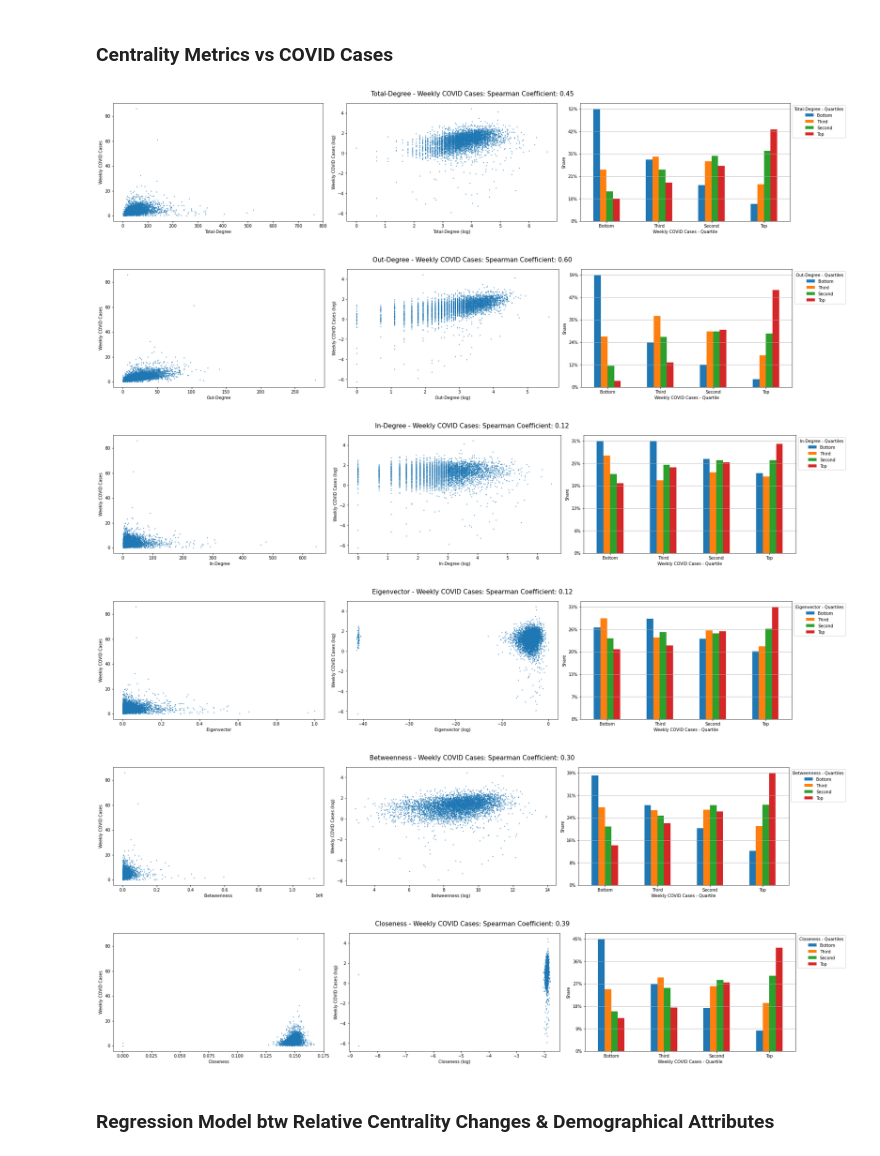
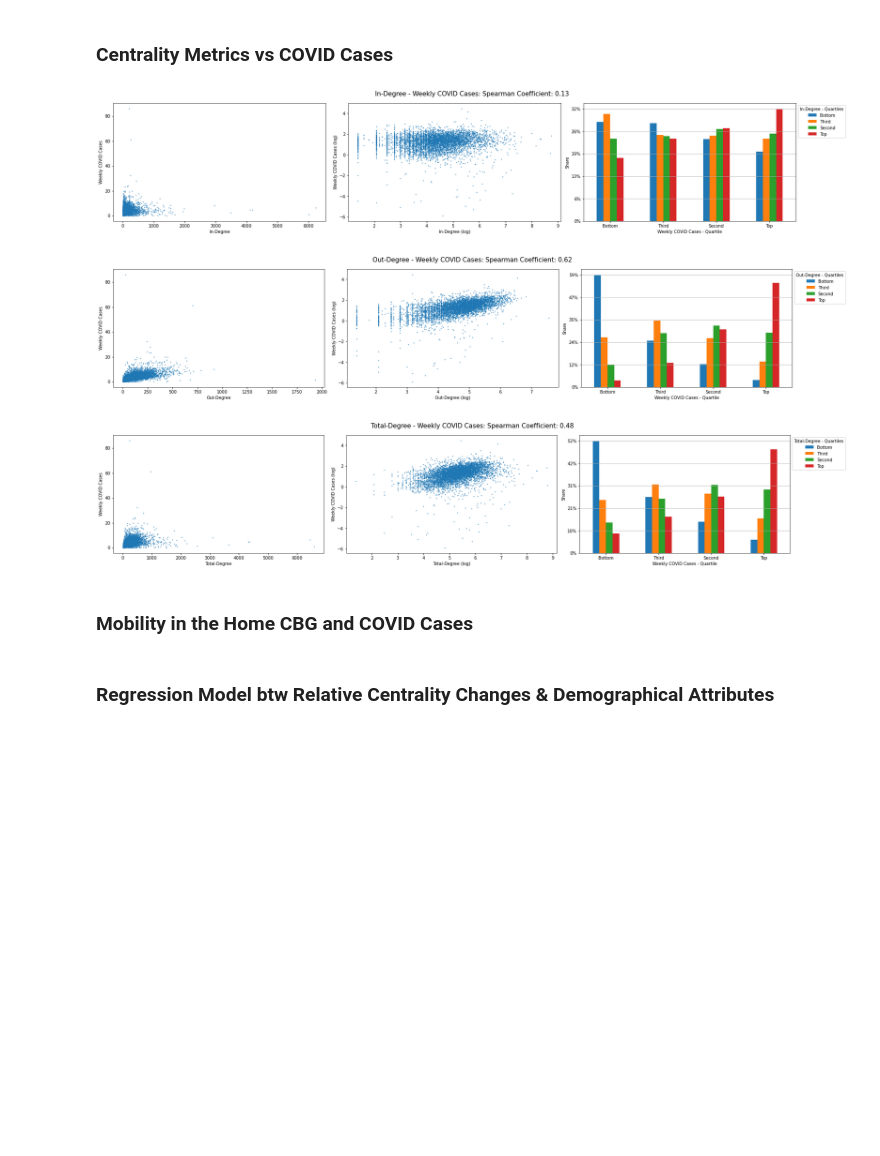
Before and after one commit to hasanalpboz/safegraph-covid19-mobility, a Jupyter notebook: scripts/notebooks/network-centrality-evolution.ipynb, the cells around one changed output. Saved outputs shown, nothing was run; the diff lists cells and outputs as text; code cells hidden in the pictures; blank space fills up the shorter version.

Commit message:
discarded loops and included strength based calc

```diff
--- a/scripts/notebooks/network-centrality-evolution.ipynb
+++ b/scripts/notebooks/network-centrality-evolution.ipynb
@@ -302,9 +302,9 @@ quart = ['Bottom', 'Third', 'Second', 'Top']
 tcbgs['cases-quartile'] = pd.qcut(tcbgs['Norm_Cases'], q=4, labels=quart)
 
 cent_metrics = [
-    ('Closeness', ig.Graph.closeness, {'cutoff': -1, 'normalized': True}),
-    ('Betweenness', ig.Graph.betweenness, {'cutoff': -1, 'directed': True}),
-    ('Eigenvector', ig.Graph.eigenvector_centrality, {'directed': True, 'scale': True}),
+    #('Closeness', ig.Graph.closeness, {'cutoff': -1, 'normalized': True}),
+    #('Betweenness', ig.Graph.betweenness, {'cutoff': -1, 'directed': True}),
+    #('Eigenvector', ig.Graph.eigenvector_centrality, {'directed': True, 'scale': True}),
     ('In-Degree', 'in', None),
     ('Out-Degree', 'out', None),
     ('Total-Degree', 'all', None)
@@ -312,11 +312,12 @@ cent_metrics = [
 
 results = []
 results_norm = []
-for cent_metric_name, metric, params in cent_metrics[::-1]:
+for cent_metric_name, metric, params in cent_metrics:
     if not isinstance(metric, str) and params:
         values = np.array(metric(tnet, **params))
     elif isinstance(metric, str) and not params:
-        values = tnet.degree(mode=metric)
+        #values = tnet.degree(mode=metric, loops=False)
+        values = tnet.strength(loops=False, mode=metric, weights='visits')
     else:
         nodes = tnet.vs['name']
         values = []
@@ -364,38 +365,37 @@ for cent_metric_name, metric, params in cent_metrics[::-1]:
     plt.tight_layout()
 
     Y_norm = pd.Series(stats.zscore(merged_df['Norm_Cases'].values), name='Norm_Cases')
     X_norm = pd.DataFrame(stats.zscore(merged_df[['value']].values))
     X_norm.columns = ['value']
 
     res = sm.OLS(merged_df['Norm_Cases'], add_constant(merged_df[['value']])).fit()
     r = pd.concat([res.params, res.pvalues, res.bse], axis=1).reset_index()
     r.columns = ['Attribute', 'Coef', 'P-Value', 'Std Err']
     r['Centrality Metric'] = cent_metric_name
     r['R2-Adj'] = res.rsquared_adj
     results.append(r)
 
     res = sm.OLS(Y_norm, add_constant(X_norm)).fit()
     r = pd.concat([res.params, res.pvalues, res.bse], axis=1).reset_index()
     r.columns = ['Attribute', 'Coef', 'P-Value', 'Std Err']
     r['Centrality Metric'] = cent_metric_name
     r['R2-Adj'] = res.rsquared_adj
     results_norm.append(r)
 
-    fig.savefig(join(FIG_SAVE_DIR, f'{cent_metric_name}-weekly-covid-cases-corr-{tmetric.strftime("%Y-%m-%d")}.png'), bbox_inches='tight');
+    fig.savefig(join(FIG_SAVE_DIR, f'{cent_metric_name}-weekly-covid-cases-corr-{tmetric.strftime("%Y-%m-%d")}-no-loops-visits.png'), bbox_inches='tight');
 
-title = 'weekly-covid-cases-reg-centr-metrics'
+title = 'weekly-covid-cases-reg-centr-metrics-no-loops-visits'
 groups = [
     (results, f'{title}.tex'),
     (results_norm, f'{title}-norm.tex')
 ]
 for res, fname in groups:
     with pd.option_context('display.float_format', '{:.3f}'.format):
         with open(join(RESULT_SAVE_DIR, fname), 'w') as tablef:
             tablef.write(pd.concat(res).groupby(['Centrality Metric', 'R2-Adj', 'Attribute']).sum().to_latex(bold_rows=True, multirow=True))
 # %% [output]
-[figure, old version]
+[figure, new version]
-[figure, old version]
+[figure, new version]
-[figure, old version]
+[figure, new version]
-[figure, removed]
-[figure, removed]
-[figure, removed]
+# %% [markdown]
+### Mobility in the Home CBG and COVID Cases
```
Also changed, not shown: parts of 1 cell of this notebook, 10 other files.
